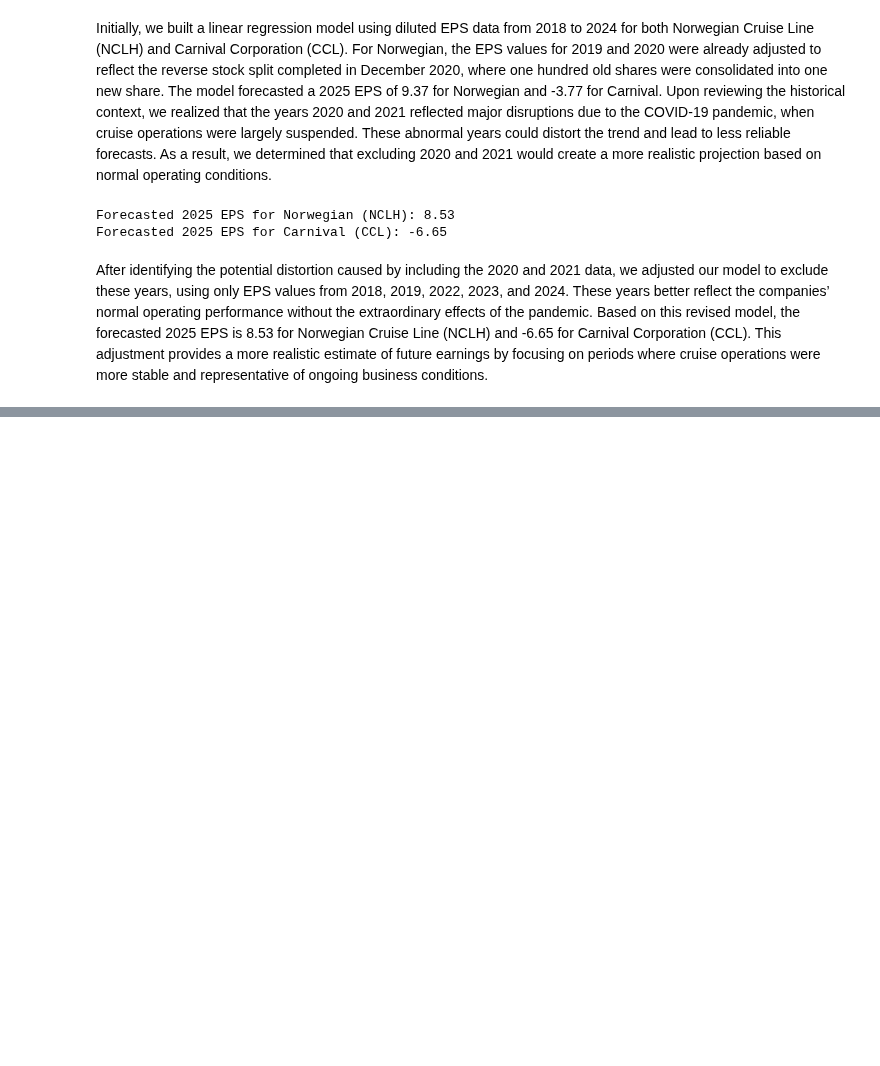
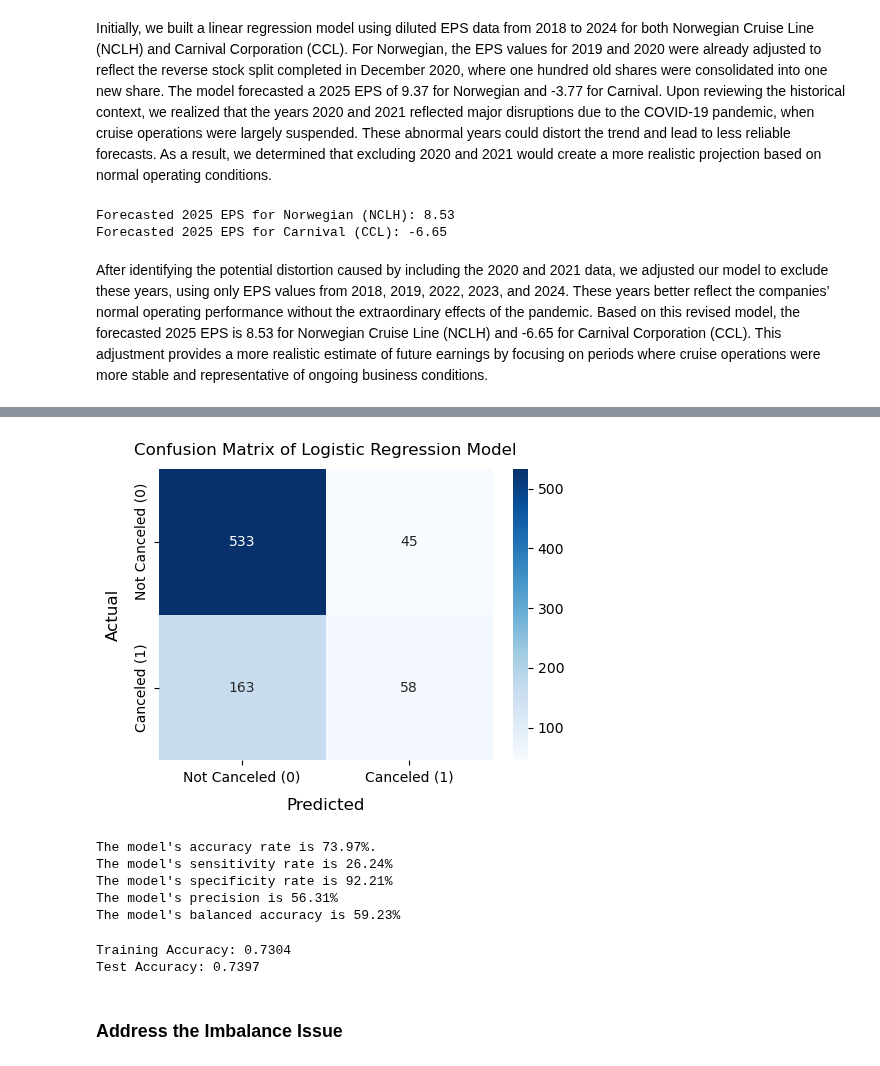
Before and after one commit to PrathamKabra/LobsterLand-Project, a Jupyter notebook: Complete_Code.ipynb, the cells around one changed output, grey strips where cells are left out. Drawn from its saved outputs; the diff is of its cells as text; code cells hidden in the pictures; blank space fills up the shorter version.

Commit message:
Finished with the Model Interpretation and Marketing Insights of Lobster Land

```diff
--- a/Complete_Code.ipynb
+++ b/Complete_Code.ipynb
@@ -715,0 +829,6 @@ After identifying the potential distortion caused by including the 2020 and 2021
+# %%
+X_logistic = cruise_dummified.drop('canceled', axis=1)
+y_logistic = cruise_dummified['canceled']
+
+X_train, X_test, y_train, y_test = train_test_split(X_logistic, y_logistic, test_size=0.40,
+                                                    random_state=654, stratify=y_logistic)
@@ -715,0 +941,11 @@ After identifying the potential distortion caused by including the 2020 and 2021
+# %%
+X_train_sk = X_train[['booking_lead_time', 'paid_in_full', 'customer_income',
+                      'cabin_type_Interior', 'cabin_type_Oceanview', 'cabin_type_Suite',
+                      'loyalty_status_None', 'loyalty_status_Platinum', 'loyalty_status_Silver']]
+
+X_test_sk = X_test[['booking_lead_time', 'paid_in_full', 'customer_income',
+                      'cabin_type_Interior', 'cabin_type_Oceanview', 'cabin_type_Suite',
+                      'loyalty_status_None', 'loyalty_status_Platinum', 'loyalty_status_Silver']]
+# %%
+log_reg = LogisticRegression(max_iter=1000)
+log_reg.fit(X_train_sk, y_train)
@@ -715,0 +961,47 @@ After identifying the potential distortion caused by including the 2020 and 2021
+# %%
+y_pred_logistic = log_reg.predict(X_test_sk)
+cm_logistic = confusion_matrix(y_test, y_pred_logistic)
+# %%
+plt.figure(figsize=(5, 4))
+sns.heatmap(cm_logistic, annot=True, fmt='d', cmap='Blues',
+            xticklabels=['Not Canceled (0)', 'Canceled (1)'],
+            yticklabels=['Not Canceled (0)', 'Canceled (1)'])
+plt.title("Confusion Matrix of Logistic Regression Model", fontsize=12, pad=10)
+plt.xlabel("Predicted", fontsize=12, labelpad=10)
+plt.ylabel("Actual", fontsize=12, labelpad=10)
+plt.tight_layout()
+plt.show()
+# %% [output]
+[figure, added]
+# %%
+accuracy = accuracy_score(y_test, y_pred_logistic)
+sensitivity = recall_score(y_test, y_pred_logistic)
+
+tn, fp, fn, tp = cm_logistic.ravel()
+specificity = tn / (tn + fp) if (tn + fp) != 0 else 0
+
+precision = precision_score(y_test, y_pred_logistic)
+balanced_accuracy = (sensitivity + specificity) / 2
+
+print(f"The model's accuracy rate is {accuracy:.2%}.")
+print(f"The model's sensitivity rate is {sensitivity:.2%}")
+print(f"The model's specificity rate is {specificity:.2%}")
+print(f"The model's precision is {precision:.2%}")
+print(f"The model's balanced accuracy is {balanced_accuracy:.2%}")
+# %% [output]
+The model's accuracy rate is 73.97%.
+The model's sensitivity rate is 26.24%
+The model's specificity rate is 92.21%
+The model's precision is 56.31%
+The model's balanced accuracy is 59.23%
+# %%
+train_accuracy = log_reg.score(X_train_sk, y_train)
+test_accuracy = log_reg.score(X_test_sk, y_test)
+
+print(f"Training Accuracy: {train_accuracy:.4f}")
+print(f"Test Accuracy: {test_accuracy:.4f}")
+# %% [output]
+Training Accuracy: 0.7304
+Test Accuracy: 0.7397
+# %% [markdown]
+### **Address the Imbalance Issue**
```
Also changed, not shown: parts of 38 cells of this notebook.
